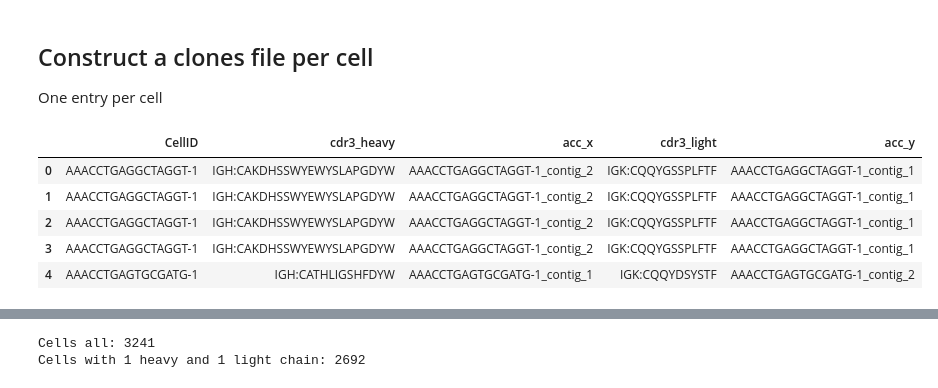
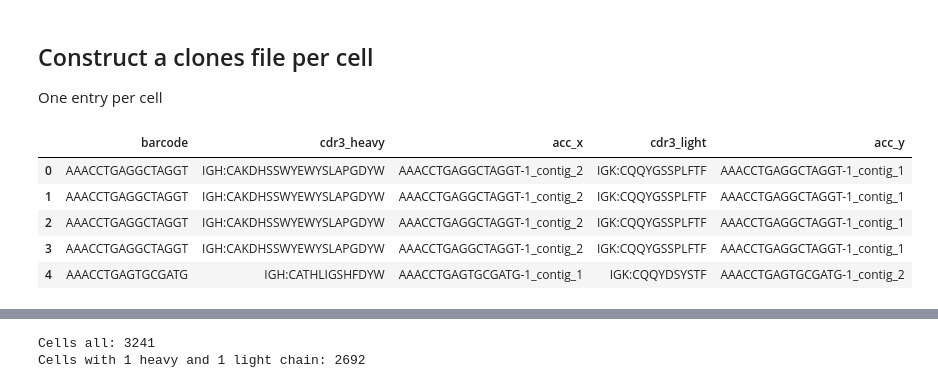
Before and after one commit to EDS-Bioinformatics-Laboratory/reseda, a Jupyter notebook: NOTEBOOKS/MergeHeavyLight.ipynb, the cells around one changed output, grey strips where cells are left out. Saved outputs shown, nothing was run; the diff lists cells and outputs as text; code cells hidden in the pictures.

```diff
--- a/NOTEBOOKS/MergeHeavyLight.ipynb
+++ b/NOTEBOOKS/MergeHeavyLight.ipynb
@@ -44,6 +44,9 @@ df.tail()
 | 1428 | TTTGTCATCCGCGGTA-1_contig_1 | nomatch | nomatch | nomatch | 1 | CQSADSSNAYVFG | TGTCAATCAGCAGACAGTAGTAATGCTTATGTC... | CQSADS | TGTCAATCAGCAGACAGT | ... |
 | 1429 | TTTGTCATCGTGGACC-1_contig_1 | nomatch | nomatch | nomatch | 2 | CAAWDDSLNAPVFG | TGTGCAGCATGGGATGACAGCCTGAATGCCCCG... | CAAWDDS | TGTGCAGCATGGGATGACAGC | ... |
 5 rows × 40 columns
+# %%
+f = lambda x: x.split("-")[0]
+df["barcode"] = [x for x in map(f, df["CellID"])]
 # %%
 df_heavy = df[df["CellType"] == "IGH_HUMAN"]
 df_light = df[df["CellType"] != "IGH_HUMAN"]
@@ -106,19 +109,19 @@ Wrote AMC-TC-x001-HL-allinfo.csv to disk
 
 One entry per cell
 # %%
-cols = ["CellID","chain_cdr3", "acc"]
+cols = ["barcode", "chain_cdr3", "acc"]
 df_heavy = df_heavy[cols]
 df_heavy = df_heavy.rename(columns={'chain_cdr3': 'cdr3_heavy'})
 df_light = df_light[cols]
 df_light = df_light.rename(columns={'chain_cdr3': 'cdr3_light'})
-df_HL = pd.merge(df_heavy, df_light, how="inner", on="CellID")
+df_HL = pd.merge(df_heavy, df_light, how="inner", on="barcode")
 df_HL.head()
 # %% [output]
-|  | CellID | cdr3_heavy | acc_x | cdr3_light | acc_y |
-| 0 | AAACCTGAGGCTAGGT-1 | IGH:CAKDHSSWYEWYSLAPGDYW | AAACCTGAGGCTAGGT-1_contig_2 | IGK:CQQYGSSPLFTF | AAACCTGAGGCTAGGT-1_contig_1 |
-| 1 | AAACCTGAGGCTAGGT-1 | IGH:CAKDHSSWYEWYSLAPGDYW | AAACCTGAGGCTAGGT-1_contig_2 | IGK:CQQYGSSPLFTF | AAACCTGAGGCTAGGT-1_contig_1 |
-| 2 | AAACCTGAGGCTAGGT-1 | IGH:CAKDHSSWYEWYSLAPGDYW | AAACCTGAGGCTAGGT-1_contig_2 | IGK:CQQYGSSPLFTF | AAACCTGAGGCTAGGT-1_contig_1 |
-| 3 | AAACCTGAGGCTAGGT-1 | IGH:CAKDHSSWYEWYSLAPGDYW | AAACCTGAGGCTAGGT-1_contig_2 | IGK:CQQYGSSPLFTF | AAACCTGAGGCTAGGT-1_contig_1 |
-| 4 | AAACCTGAGTGCGATG-1 | IGH:CATHLIGSHFDYW | AAACCTGAGTGCGATG-1_contig_1 | IGK:CQQYDSYSTF | AAACCTGAGTGCGATG-1_contig_2 |
+|  | barcode | cdr3_heavy | acc_x | cdr3_light | acc_y |
+| 0 | AAACCTGAGGCTAGGT | IGH:CAKDHSSWYEWYSLAPGDYW | AAACCTGAGGCTAGGT-1_contig_2 | IGK:CQQYGSSPLFTF | AAACCTGAGGCTAGGT-1_contig_1 |
+| 1 | AAACCTGAGGCTAGGT | IGH:CAKDHSSWYEWYSLAPGDYW | AAACCTGAGGCTAGGT-1_contig_2 | IGK:CQQYGSSPLFTF | AAACCTGAGGCTAGGT-1_contig_1 |
+| 2 | AAACCTGAGGCTAGGT | IGH:CAKDHSSWYEWYSLAPGDYW | AAACCTGAGGCTAGGT-1_contig_2 | IGK:CQQYGSSPLFTF | AAACCTGAGGCTAGGT-1_contig_1 |
+| 3 | AAACCTGAGGCTAGGT | IGH:CAKDHSSWYEWYSLAPGDYW | AAACCTGAGGCTAGGT-1_contig_2 | IGK:CQQYGSSPLFTF | AAACCTGAGGCTAGGT-1_contig_1 |
+| 4 | AAACCTGAGTGCGATG | IGH:CATHLIGSHFDYW | AAACCTGAGTGCGATG-1_contig_1 | IGK:CQQYDSYSTF | AAACCTGAGTGCGATG-1_contig_2 |
 # %%
 f = lambda x: ";".join(list(set(x)))
```
Also changed, not shown: parts of 3 cells of this notebook, 1 other file.
